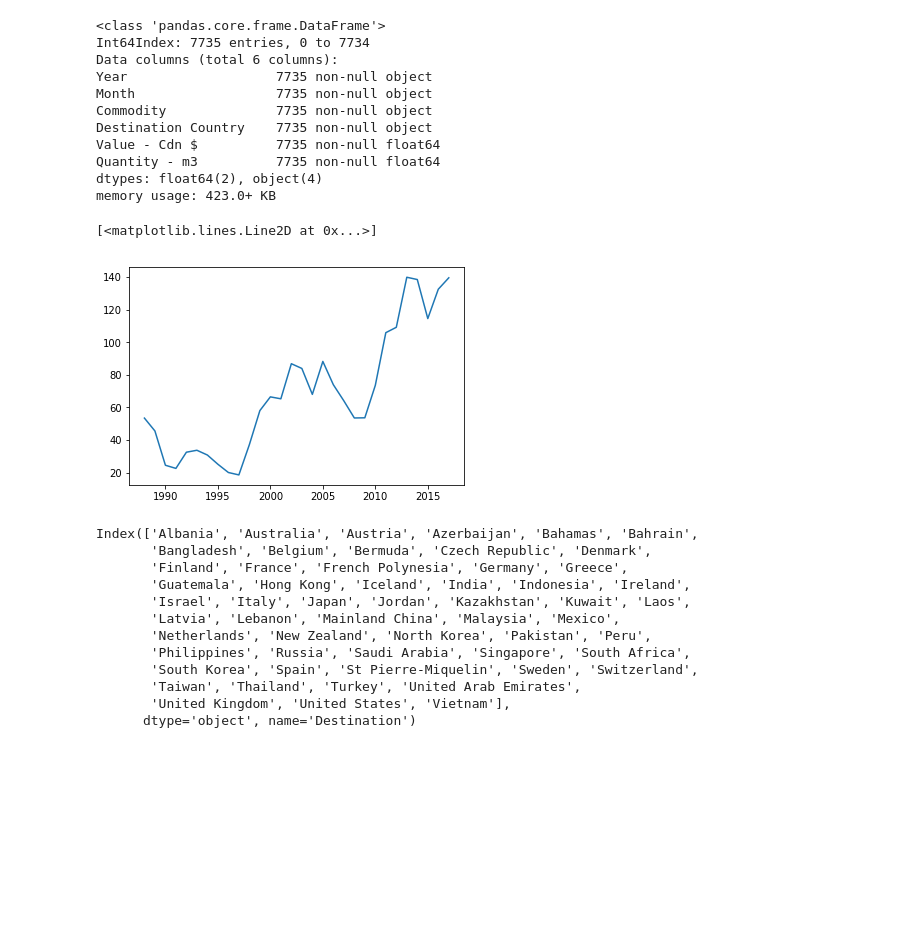
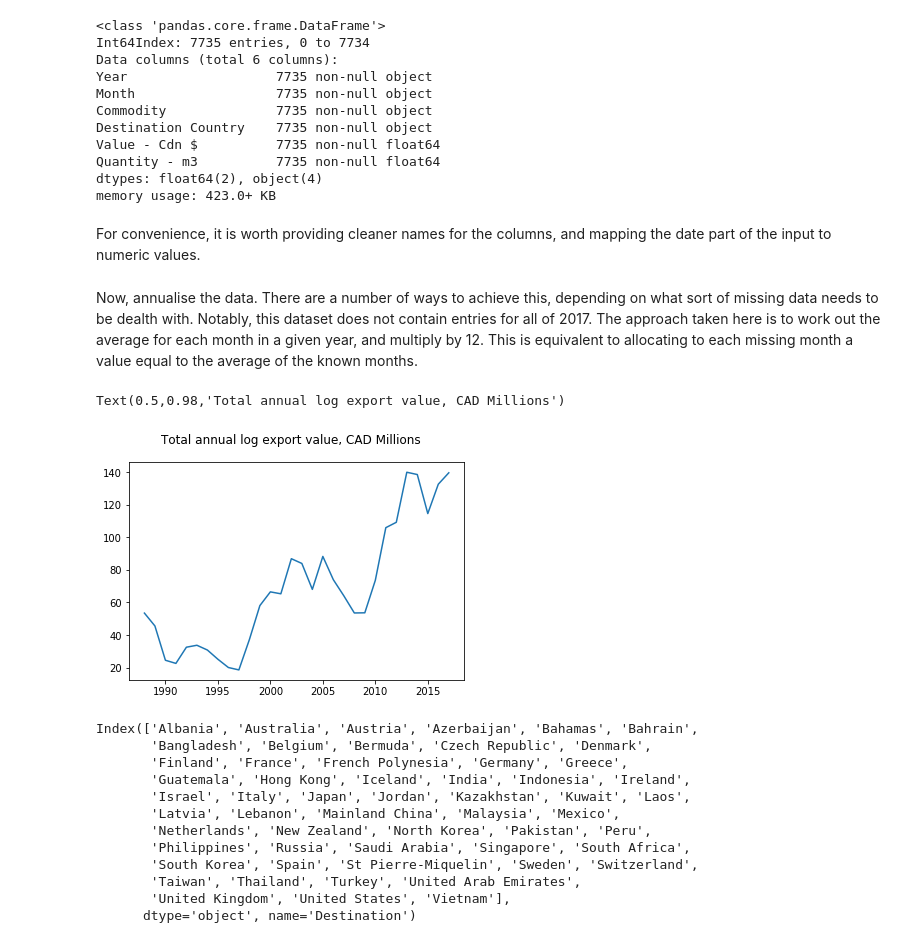
Before and after one commit to GibbsConsulting/ds-collateral, a Jupyter notebook: notebooks/BCLogExports.ipynb, the cells around one changed output. Saved outputs shown, nothing was run; the diff lists cells and outputs as text; code cells hidden in the pictures; blank space fills up the shorter version.

Commit message:
Initial version of log export example

```diff
--- a/notebooks/BCLogExports.ipynb
+++ b/notebooks/BCLogExports.ipynb
@@ -27 +31,3 @@ raw_data.columns = ["Year","Month","Commodity",'Destination','Value','Quantity']
+# %% [markdown]
+For convenience, it is worth providing cleaner names for the columns, and mapping the date part of the input to numeric values.
 # %%
@@ -29,14 +36,17 @@ dfMonths = pd.DataFrame({'Month':['January', 'February', 'March', 'April', 'May'
        'August', 'September', 'October', 'November', 'December'],'MonthIndex':range(12)})
 data = pd.merge(raw_data,dfMonths,on="Month")
 data['Year'] = data['Year'].apply(int)
+# %% [markdown]
+Now, annualise the data. There are a number of ways to achieve this, depending on what sort of missing data needs to be dealth with. Notably, this dataset does not contain entries for all of 2017. The approach taken here is to work out the average for each month in a given year, and multiply by 12. This is equivalent to allocating to each missing month a value equal to the average of the known months.
 # %%
 aggregated = data.groupby(['Year','Destination'])['Value','Quantity'].mean() * 12
 totals = aggregated.reset_index().groupby(['Year']).sum()
 # %%
 plt.plot(totals['Value']/1000000)
+plt.suptitle("Total annual log export value, CAD Millions",fontsize=12)
 # %% [output]
-[<matplotlib.lines.Line2D at 0x...>]
+Text(0.5,0.98,'Total annual log export value, CAD Millions')
-[figure, old version]
+[figure, new version]
 # %%
 annual_pivot = aggregated.reset_index().pivot(index="Year",columns="Destination",values="Value").fillna(0)
 annual_pivot.columns
```
Also changed, not shown: parts of 22 cells of this notebook.
